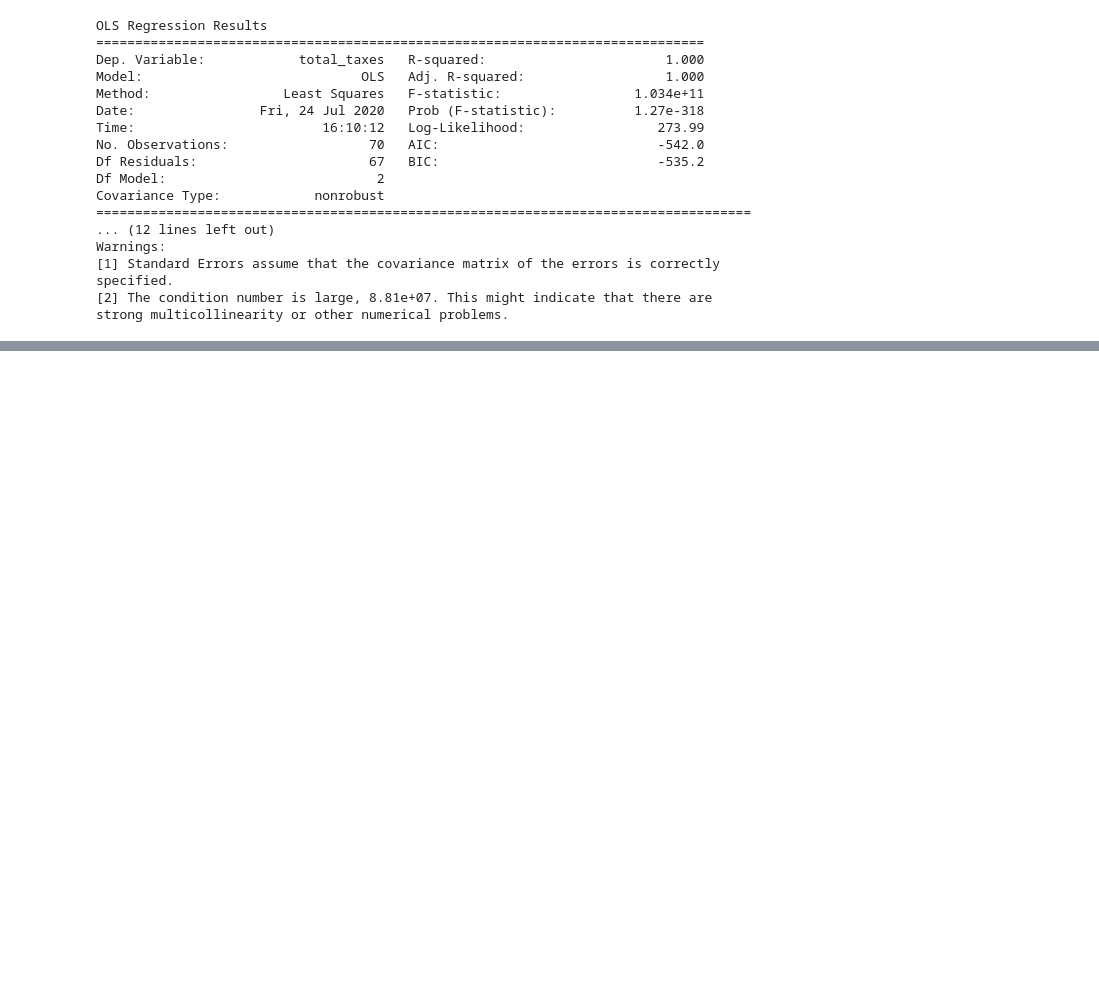
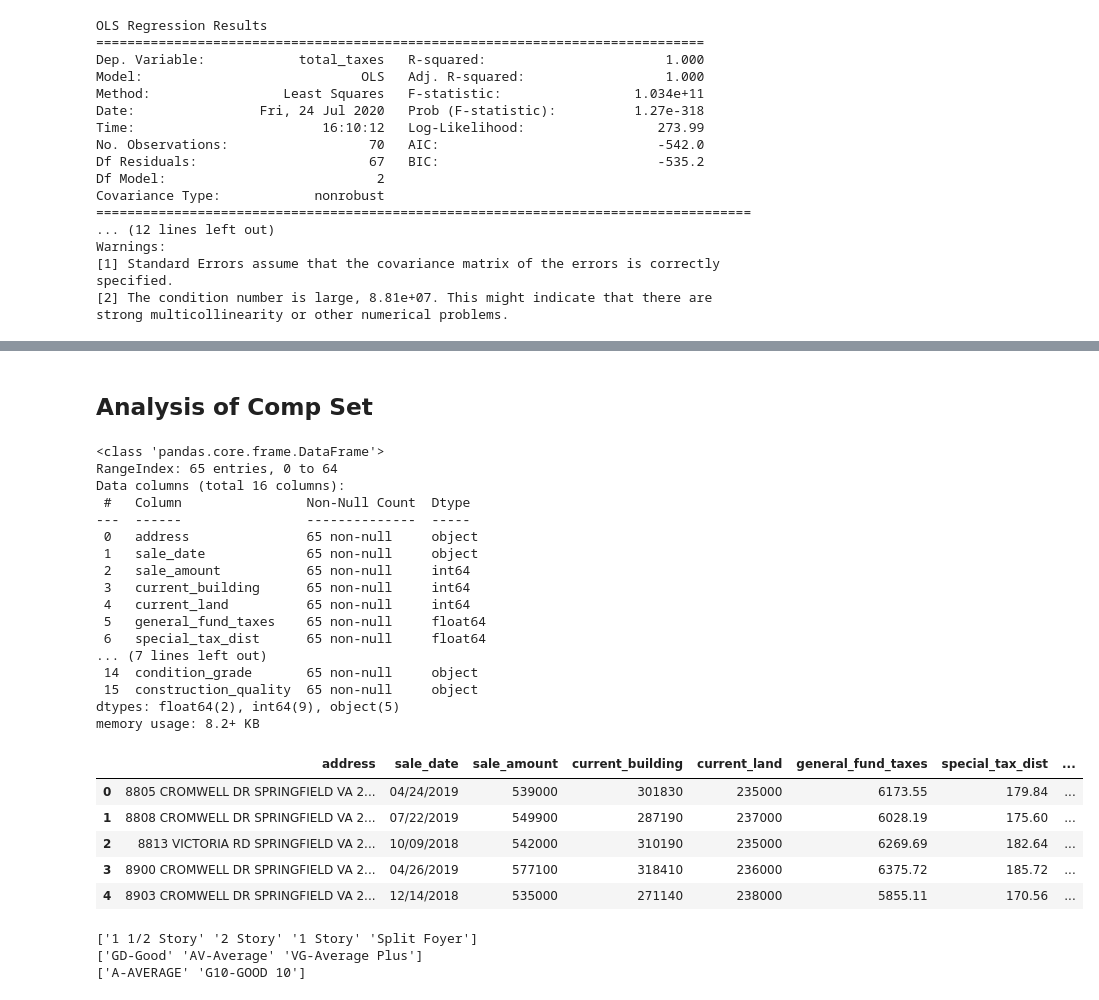
Before and after one commit to dancassin/Fairfax, a Jupyter notebook: fairfax_analysis.ipynb, the cells around one changed output, grey strips where cells are left out. Drawn from its saved outputs; the diff is of its cells as text; code cells hidden in the pictures; blank space fills up the shorter version.

```diff
--- a/fairfax_analysis.ipynb
+++ b/fairfax_analysis.ipynb
@@ -96,0 +163,39 @@ sns.scatterplot(x='total_taxes', y='current_assessment', data=data, estimator='o
+# %% [markdown]
+## Analysis of Comp Set
+# %%
+comps = pd.read_csv('/Users/DanCassin/Development/scrapy_projects/operation_fairfax/fairfax_comps.csv')
+
+comps.info()
+comps.head()
+# %% [output]
+<class 'pandas.core.frame.DataFrame'>
+RangeIndex: 65 entries, 0 to 64
+Data columns (total 16 columns):
+ #   Column                Non-Null Count  Dtype
+---  ------                --------------  -----
+ 0   address               65 non-null     object
+ 1   sale_date             65 non-null     object
+ 2   sale_amount           65 non-null     int64
+ 3   current_building      65 non-null     int64
+ 4   current_land          65 non-null     int64
+ 5   general_fund_taxes    65 non-null     float64
+ 6   special_tax_dist      65 non-null     float64
+... (7 lines left out)
+ 14  condition_grade       65 non-null     object
+ 15  construction_quality  65 non-null     object
+dtypes: float64(2), int64(9), object(5)
+memory usage: 8.2+ KB
+|  | address | sale_date | sale_amount | current_building | current_land | general_fund_taxes | special_tax_dist | ... |
+| 0 | 8805 CROMWELL DR SPRINGFIELD VA 2... | 04/24/2019 | 539000 | 301830 | 235000 | 6173.55 | 179.84 | ... |
+| 1 | 8808 CROMWELL DR SPRINGFIELD VA 2... | 07/22/2019 | 549900 | 287190 | 237000 | 6028.19 | 175.60 | ... |
+| 2 | 8813 VICTORIA RD SPRINGFIELD VA 2... | 10/09/2018 | 542000 | 310190 | 235000 | 6269.69 | 182.64 | ... |
+| 3 | 8900 CROMWELL DR SPRINGFIELD VA 2... | 04/26/2019 | 577100 | 318410 | 236000 | 6375.72 | 185.72 | ... |
+| 4 | 8903 CROMWELL DR SPRINGFIELD VA 2... | 12/14/2018 | 535000 | 271140 | 238000 | 5855.11 | 170.56 | ... |
+# %%
+print(comps['style'].unique())
+print(comps.condition_grade.unique())
+print(comps.construction_quality.unique())
+# %% [output]
+['1 1/2 Story' '2 Story' '1 Story' 'Split Foyer']
+['GD-Good' 'AV-Average' 'VG-Average Plus']
+['A-AVERAGE' 'G10-GOOD 10']
```
Also changed, not shown: parts of 6 cells of this notebook, 1 other file.
